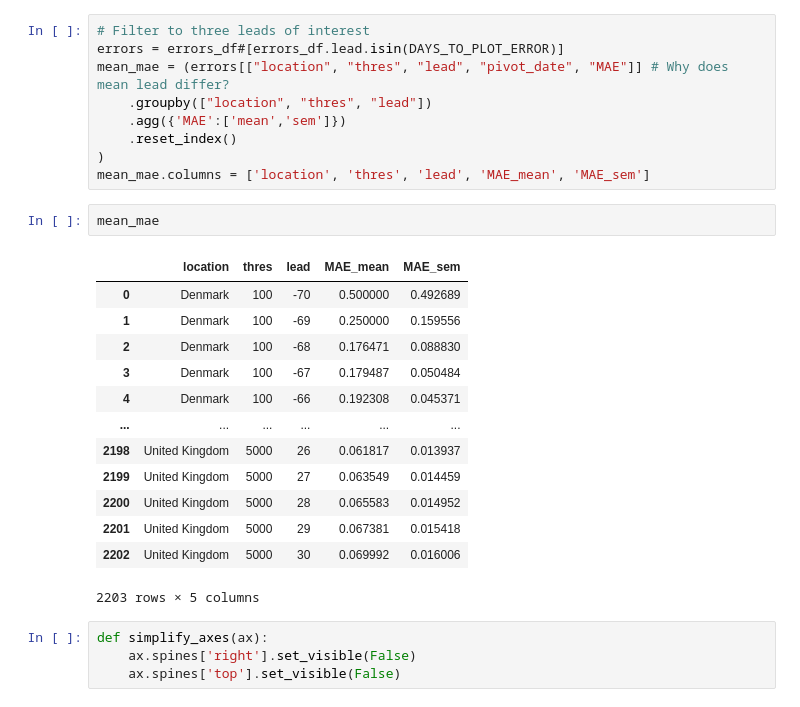
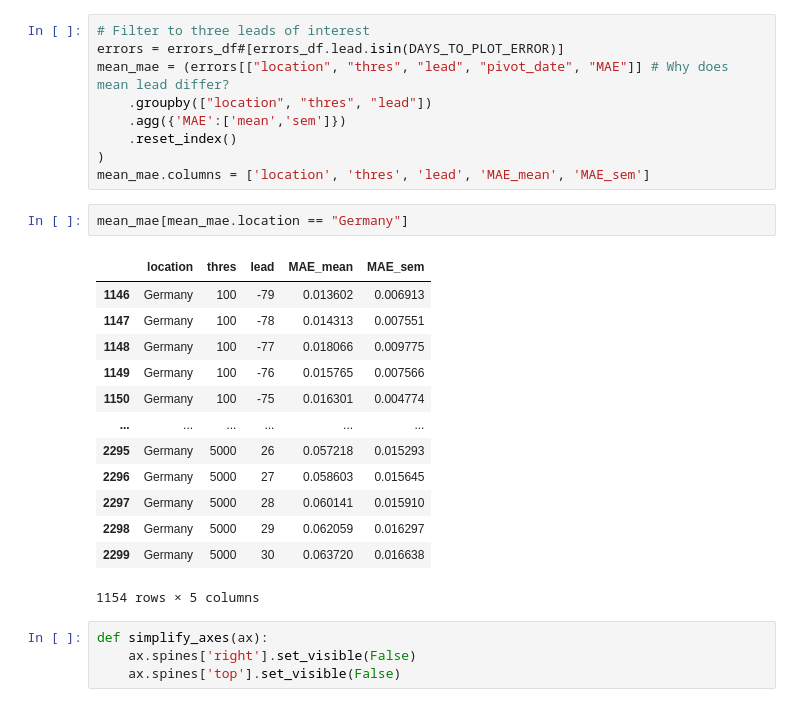
Before and after one commit to blab/ncov-forecasting-fit, a Jupyter notebook: notebooks/downscaling_plots.ipynb, the cells around one changed output. Cells and saved outputs as stored; diff of their text form.

```diff
--- a/notebooks/downscaling_plots.ipynb
+++ b/notebooks/downscaling_plots.ipynb
@@ -112,21 +112,21 @@ mean_mae = (errors[["location", "thres", "lead", "pivot_date", "MAE"]] # Why doe
 )
 mean_mae.columns = ['location', 'thres', 'lead', 'MAE_mean', 'MAE_sem']
 # %%
-mean_mae
+mean_mae[mean_mae.location == "Germany"]
 # %% [output]
 |  | location | thres | lead | MAE_mean | MAE_sem |
-| 0 | Denmark | 100 | -70 | 0.500000 | 0.492689 |
-| 1 | Denmark | 100 | -69 | 0.250000 | 0.159556 |
-| 2 | Denmark | 100 | -68 | 0.176471 | 0.088830 |
-| 3 | Denmark | 100 | -67 | 0.179487 | 0.050484 |
-| 4 | Denmark | 100 | -66 | 0.192308 | 0.045371 |
+| 1146 | Germany | 100 | -79 | 0.013602 | 0.006913 |
+| 1147 | Germany | 100 | -78 | 0.014313 | 0.007551 |
+| 1148 | Germany | 100 | -77 | 0.018066 | 0.009775 |
+| 1149 | Germany | 100 | -76 | 0.015765 | 0.007566 |
+| 1150 | Germany | 100 | -75 | 0.016301 | 0.004774 |
 | ... | ... | ... | ... | ... | ... |
-| 2198 | United Kingdom | 5000 | 26 | 0.061817 | 0.013937 |
-| 2199 | United Kingdom | 5000 | 27 | 0.063549 | 0.014459 |
-| 2200 | United Kingdom | 5000 | 28 | 0.065583 | 0.014952 |
-| 2201 | United Kingdom | 5000 | 29 | 0.067381 | 0.015418 |
-| 2202 | United Kingdom | 5000 | 30 | 0.069992 | 0.016006 |
+| 2295 | Germany | 5000 | 26 | 0.057218 | 0.015293 |
+| 2296 | Germany | 5000 | 27 | 0.058603 | 0.015645 |
+| 2297 | Germany | 5000 | 28 | 0.060141 | 0.015910 |
+| 2298 | Germany | 5000 | 29 | 0.062059 | 0.016297 |
+| 2299 | Germany | 5000 | 30 | 0.063720 | 0.016638 |
-2203 rows × 5 columns
+1154 rows × 5 columns
 # %%
 def simplify_axes(ax):
     ax.spines['right'].set_visible(False)
```
Also changed, not shown: parts of 8 cells of this notebook, 16 other files.
